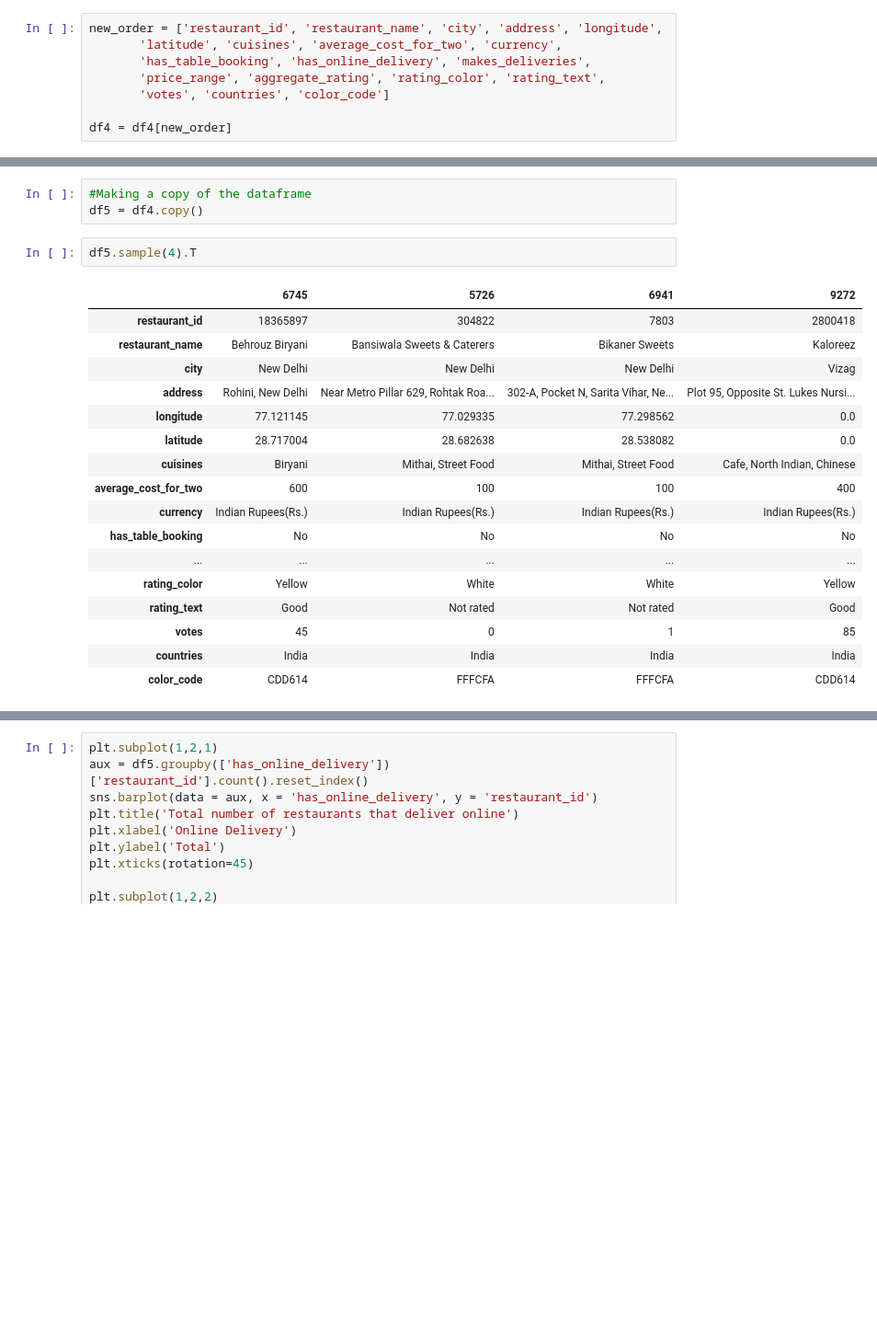
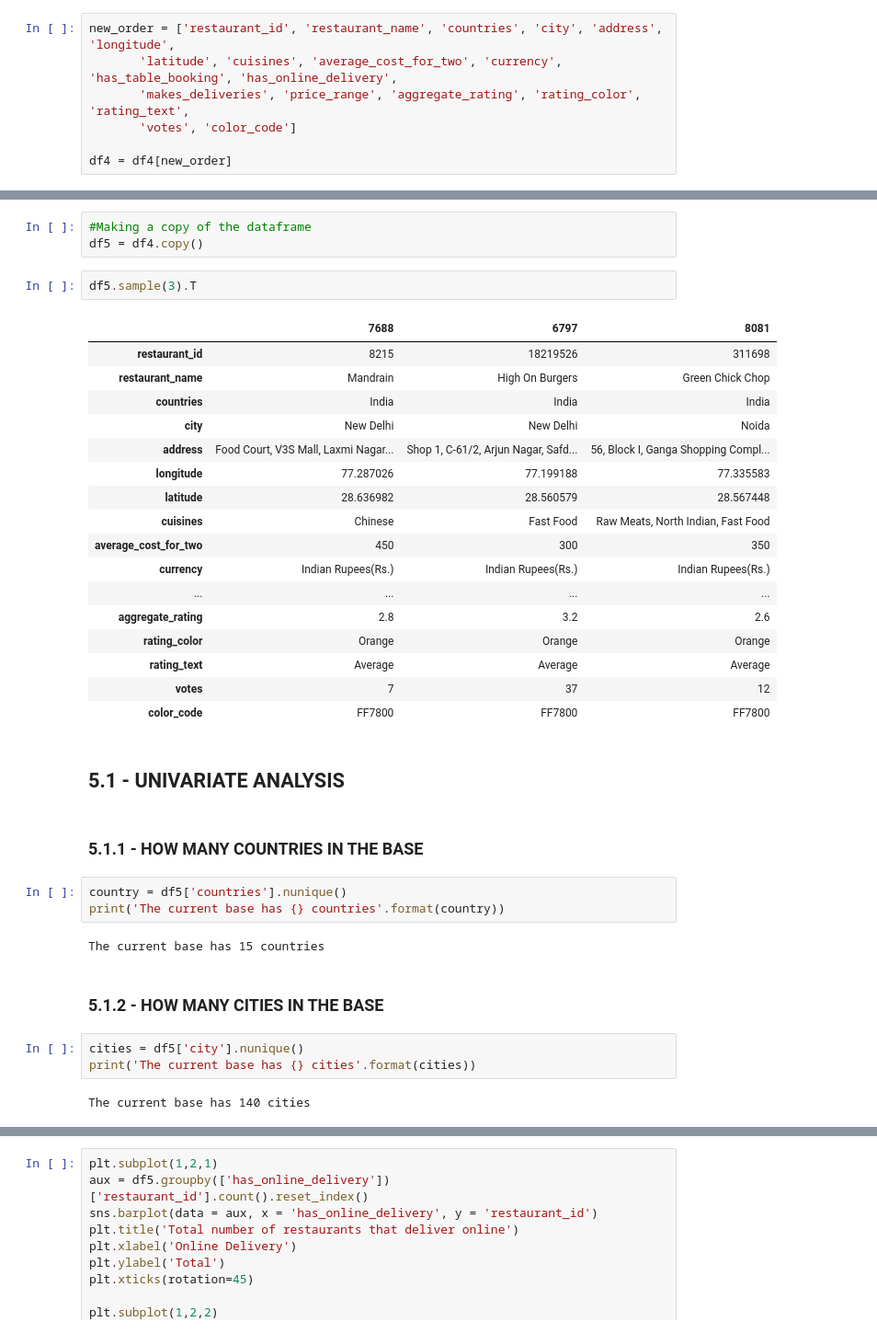
Before and after one commit to erickvieiras/fastfood_data_analysis, a Jupyter notebook: notebook/eda.ipynb, the cells around one changed output, grey strips where cells are left out. Shown: that part at 92% size. Cells and saved outputs as stored; diff of their text form; blank space fills up the shorter version.

```diff
--- a/notebook/eda.ipynb
+++ b/notebook/eda.ipynb
@@ -355,11 +355,10 @@ Index(['restaurant_id', 'restaurant_name', 'city', 'address', 'longitude',
        'votes', 'countries', 'color_code'],
       dtype='object')
 # %%
-new_order = ['restaurant_id', 'restaurant_name', 'city', 'address', 'longitude',
-       'latitude', 'cuisines', 'average_cost_for_two', 'currency',
-       'has_table_booking', 'has_online_delivery', 'makes_deliveries',
-       'price_range', 'aggregate_rating', 'rating_color', 'rating_text',
-       'votes', 'countries', 'color_code']
+new_order = ['restaurant_id', 'restaurant_name', 'countries', 'city', 'address', 'longitude',
+       'latitude', 'cuisines', 'average_cost_for_two', 'currency', 'has_table_booking', 'has_online_delivery',
+       'makes_deliveries', 'price_range', 'aggregate_rating', 'rating_color', 'rating_text',
+       'votes', 'color_code']
 
 df4 = df4[new_order]
 # %% [markdown]
@@ -368,22 +367,38 @@ df4 = df4[new_order]
 #Making a copy of the dataframe
 df5 = df4.copy()
 # %%
-df5.sample(4).T
+df5.sample(3).T
 # %% [output]
-|  | 6745 | 5726 | 6941 | 9272 |
-| restaurant_id | 18365897 | 304822 | 7803 | 2800418 |
-| restaurant_name | Behrouz Biryani | Bansiwala Sweets & Caterers | Bikaner Sweets | Kaloreez |
-| city | New Delhi | New Delhi | New Delhi | Vizag |
-| address | Rohini, New Delhi | Near Metro Pillar 629, Rohtak Roa... | 302-A, Pocket N, Sarita Vihar, Ne... | Plot 95, Opposite St. Lukes Nursi... |
-| longitude | 77.121145 | 77.029335 | 77.298562 | 0.0 |
-| latitude | 28.717004 | 28.682638 | 28.538082 | 0.0 |
-| cuisines | Biryani | Mithai, Street Food | Mithai, Street Food | Cafe, North Indian, Chinese |
-| average_cost_for_two | 600 | 100 | 100 | 400 |
-| currency | Indian Rupees(Rs.) | Indian Rupees(Rs.) | Indian Rupees(Rs.) | Indian Rupees(Rs.) |
-| has_table_booking | No | No | No | No |
-| ... | ... | ... | ... | ... |
-| rating_color | Yellow | White | White | Yellow |
-| rating_text | Good | Not rated | Not rated | Good |
-| votes | 45 | 0 | 1 | 85 |
-| countries | India | India | India | India |
-| color_code | CDD614 | FFFCFA | FFFCFA | CDD614 |
+|  | 7688 | 6797 | 8081 |
+| restaurant_id | 8215 | 18219526 | 311698 |
+| restaurant_name | Mandrain | High On Burgers | Green Chick Chop |
+| countries | India | India | India |
+| city | New Delhi | New Delhi | Noida |
+| address | Food Court, V3S Mall, Laxmi Nagar... | Shop 1, C-61/2, Arjun Nagar, Safd... | 56, Block I, Ganga Shopping Compl... |
+| longitude | 77.287026 | 77.199188 | 77.335583 |
+| latitude | 28.636982 | 28.560579 | 28.567448 |
+| cuisines | Chinese | Fast Food | Raw Meats, North Indian, Fast Food |
+| average_cost_for_two | 450 | 300 | 350 |
+| currency | Indian Rupees(Rs.) | Indian Rupees(Rs.) | Indian Rupees(Rs.) |
+| ... | ... | ... | ... |
+| aggregate_rating | 2.8 | 3.2 | 2.6 |
+| rating_color | Orange | Orange | Orange |
+| rating_text | Average | Average | Average |
+| votes | 7 | 37 | 12 |
+| color_code | FF7800 | FF7800 | FF7800 |
+# %% [markdown]
+## 5.1 - UNIVARIATE ANALYSIS
+# %% [markdown]
+### 5.1.1 - HOW MANY COUNTRIES IN THE BASE
+# %%
+country = df5['countries'].nunique()
+print('The current base has {} countries'.format(country))
+# %% [output]
+The current base has 15 countries
+# %% [markdown]
+### 5.1.2 - HOW MANY CITIES IN THE BASE
+# %%
+cities = df5['city'].nunique()
+print('The current base has {} cities'.format(cities))
+# %% [output]
+The current base has 140 cities
```
Also changed, not shown: parts of 14 cells of this notebook.
